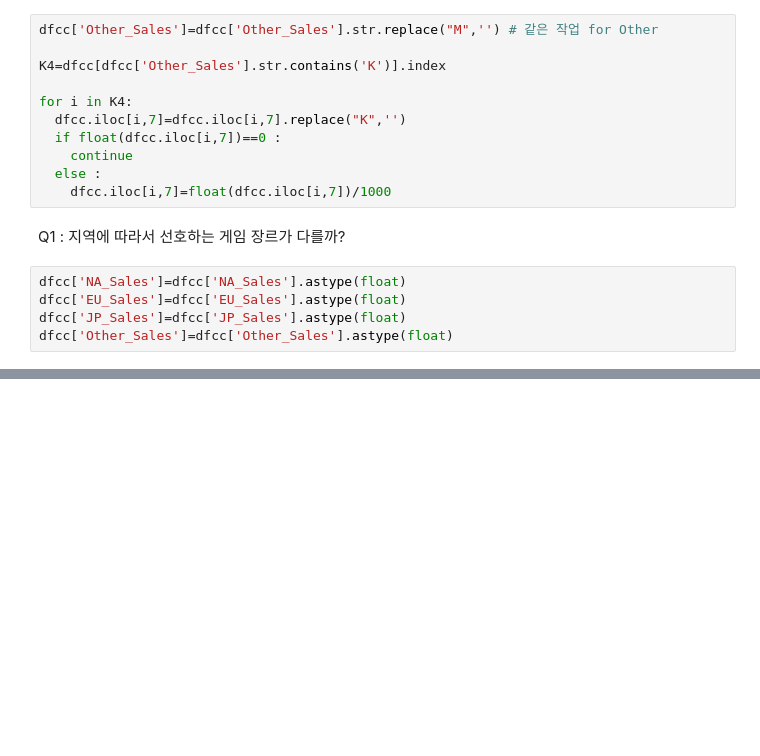
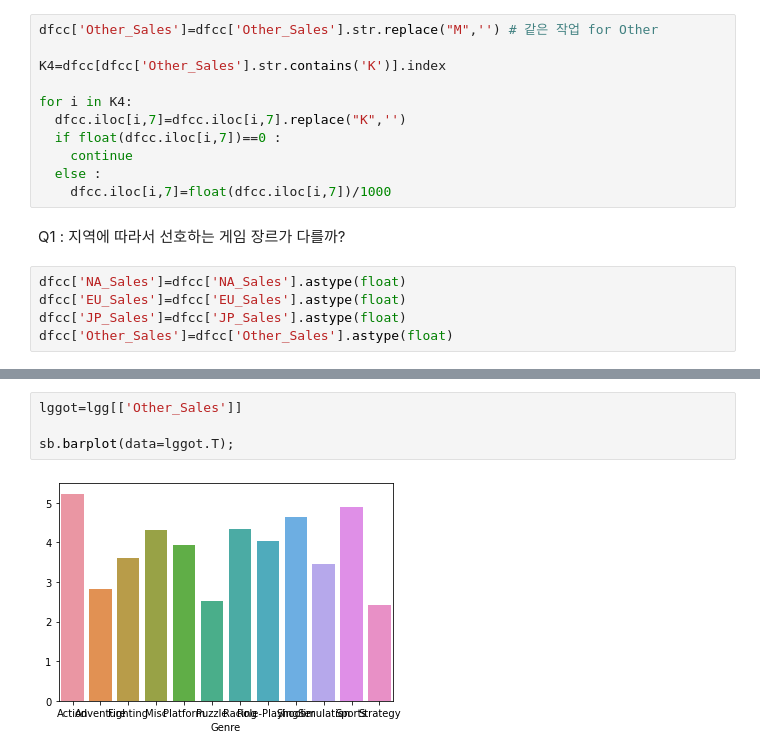
Before and after one commit to IlsuSong/Section1_Project, a Jupyter notebook: AI_14_송일수_Section1.ipynb, the cells around one changed output, grey strips where cells are left out. Drawn from its saved outputs; the diff is of its cells as text; blank space fills up the shorter version.

```diff
--- a/AI_14_송일수_Section1.ipynb
+++ b/AI_14_송일수_Section1.ipynb
@@ -199,0 +202,6 @@ KK.iloc[:,0].sum()
+# %%
+lggot=lgg[['Other_Sales']]
+
+sb.barplot(data=lggot.T);
+# %% [output]
+[figure, added]
```
Also changed, not shown: parts of 12 cells of this notebook.
